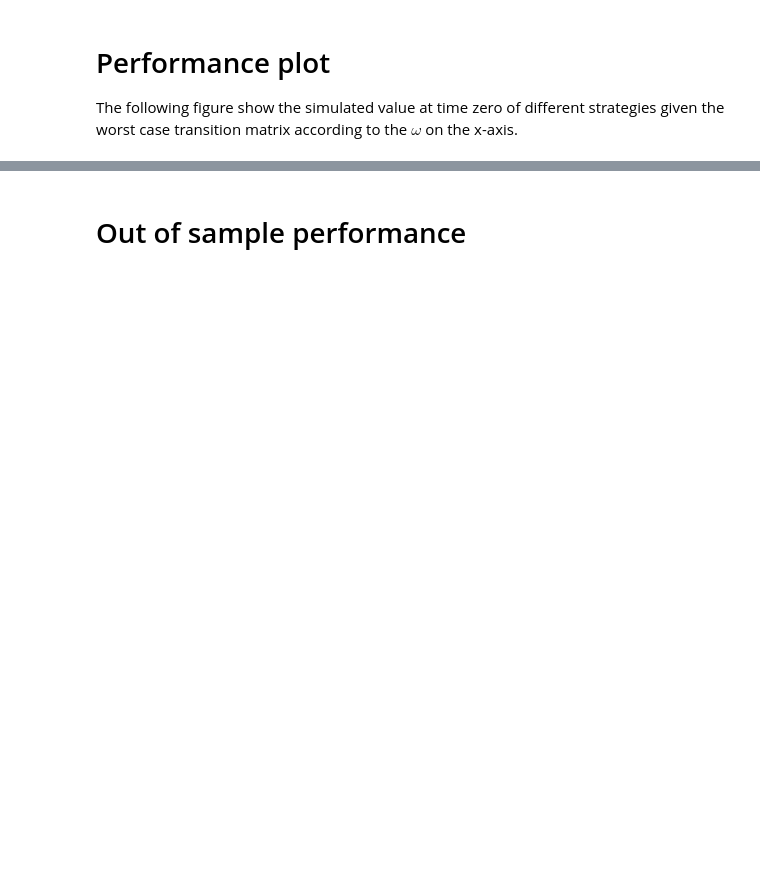
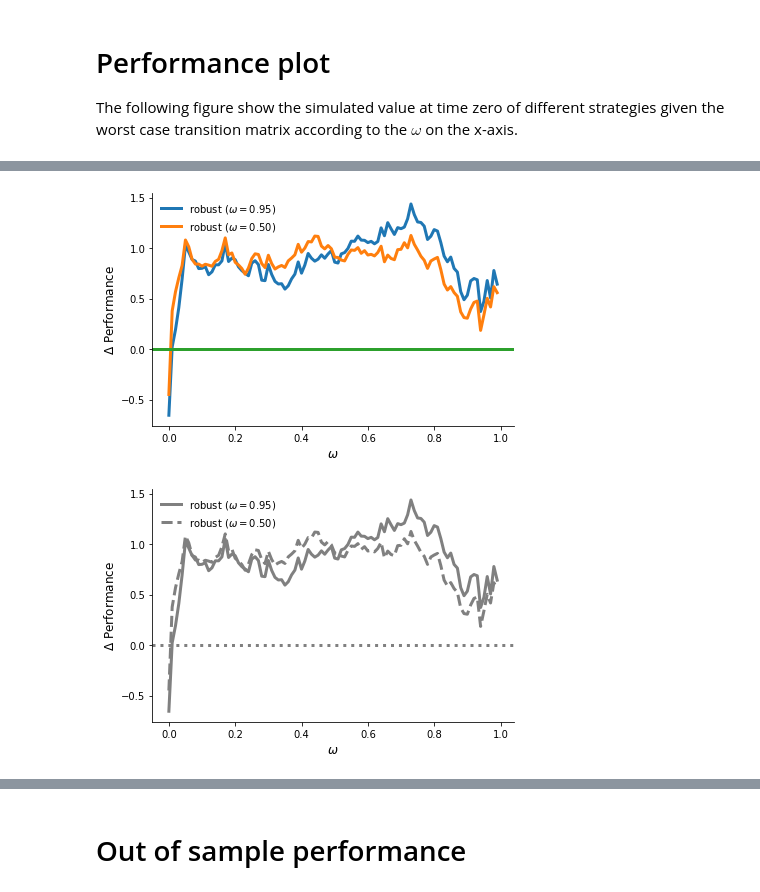
Before and after one commit to robustzurcher/analysis, a Jupyter notebook: notebooks/03_application.ipynb, the cells around one changed output, grey strips where cells are left out. Saved outputs shown, nothing was run; the diff lists cells and outputs as text; code cells hidden in the pictures; blank space fills up the shorter version.

```diff
--- a/notebooks/03_application.ipynb
+++ b/notebooks/03_application.ipynb
@@ -120,0 +156,5 @@ The following figure show the simulated value at time zero of different strategi
+# %%
+get_difference_plot()
+# %% [output]
+[figure, added]
+[figure, added]
```
Also changed, not shown: parts of 14 cells of this notebook, 3 other files.
